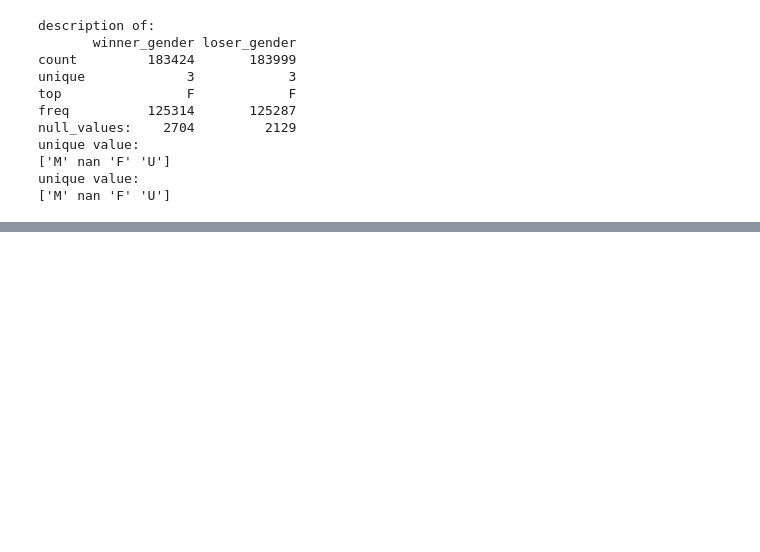
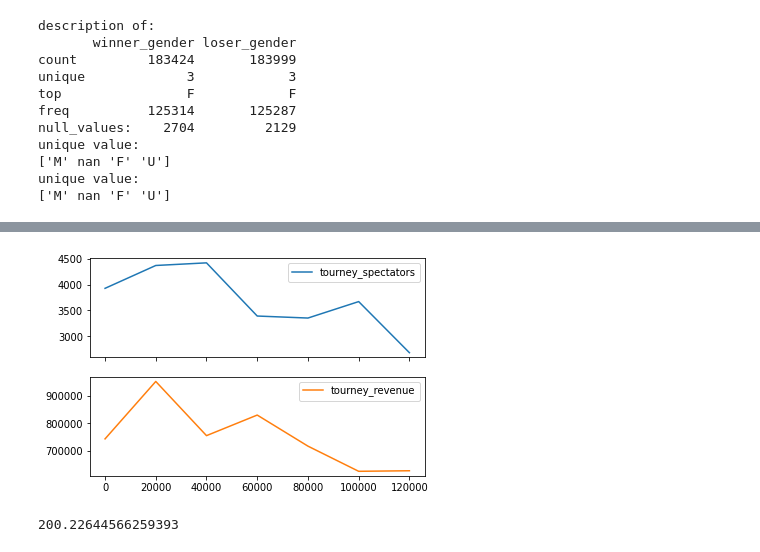
Before and after one commit to OrnelaDanushi/DM-project21, a Jupyter notebook: matches_data_understanding.ipynb, the cells around one changed output, grey strips where cells are left out. Saved outputs shown, nothing was run; the diff lists cells and outputs as text; code cells hidden in the pictures; blank space fills up the shorter version.

```diff
--- a/matches_data_understanding.ipynb
+++ b/matches_data_understanding.ipynb
@@ -937,0 +1015,9 @@ unique value:
+# %%
+dl = pd.DataFrame({ 'tourney_spectators': df['tourney_spectators'], 'tourney_revenue': df['tourney_revenue']}, index=[0, 20000, 40000, 60000, 80000, 100000, 120000])
+lines = dl.plot.line(subplots=True)
+# %% [output]
+[figure, added]
+# %%
+df.tourney_revenue.mean() / df.tourney_spectators.mean()
+# %% [output]
+200.22644566259393
```
Also changed, not shown: parts of 28 cells of this notebook.
